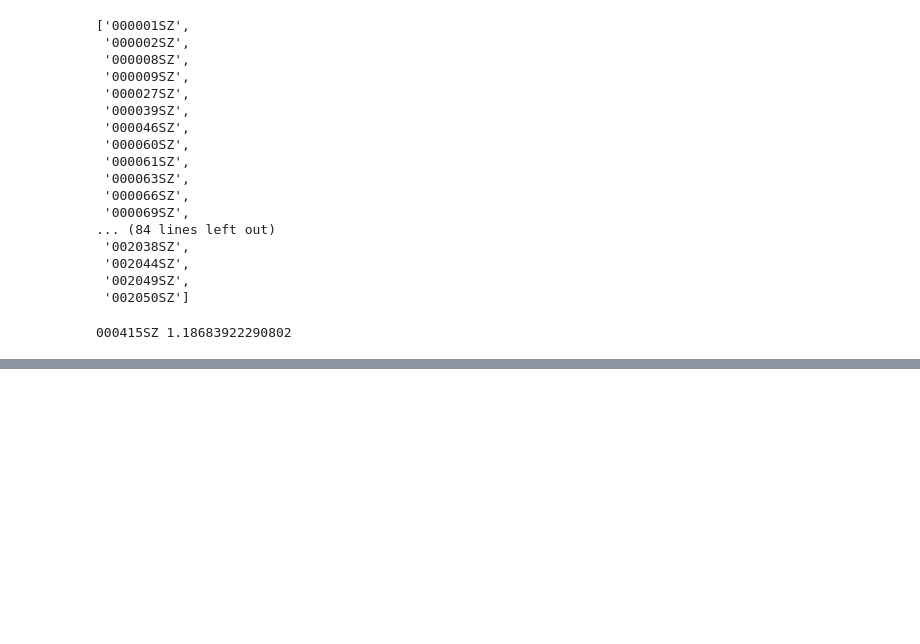
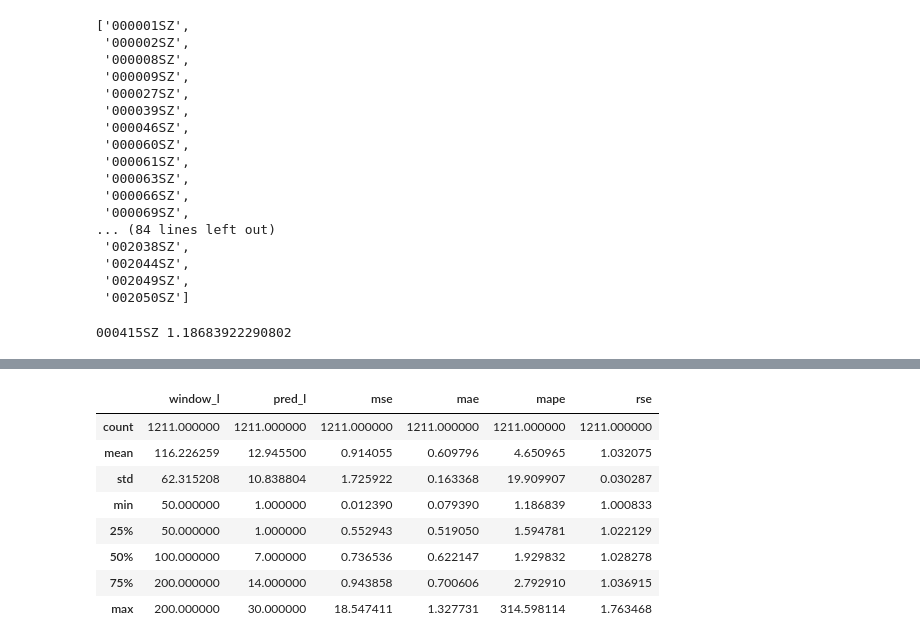
Before and after one commit to vincent05r/Stock_models_transformer, a Jupyter notebook: result_visualization.ipynb, the cells around one changed output, grey strips where cells are left out. Cells and saved outputs as stored; diff of their text form; code cells hidden in the pictures; blank space fills up the shorter version.

```diff
--- a/result_visualization.ipynb
+++ b/result_visualization.ipynb
@@ -149,0 +147,13 @@ for metric in ['mse', 'mae', 'mape', 'rse']:
+# %%
+#display a simple summary statistics
+raw_df.describe()
+# %% [output]
+|  | window_l | pred_l | mse | mae | mape | rse |
+| count | 1211.000000 | 1211.000000 | 1211.000000 | 1211.000000 | 1211.000000 | 1211.000000 |
+| mean | 116.226259 | 12.945500 | 0.914055 | 0.609796 | 4.650965 | 1.032075 |
+| std | 62.315208 | 10.838804 | 1.725922 | 0.163368 | 19.909907 | 0.030287 |
+| min | 50.000000 | 1.000000 | 0.012390 | 0.079390 | 1.186839 | 1.000833 |
+| 25% | 50.000000 | 1.000000 | 0.552943 | 0.519050 | 1.594781 | 1.022129 |
+| 50% | 100.000000 | 7.000000 | 0.736536 | 0.622147 | 1.929832 | 1.028278 |
+| 75% | 200.000000 | 14.000000 | 0.943858 | 0.700606 | 2.792910 | 1.036915 |
+| max | 200.000000 | 30.000000 | 18.547411 | 1.327731 | 314.598114 | 1.763468 |
```
Also changed, not shown: parts of 10 cells of this notebook, 20 other files.
